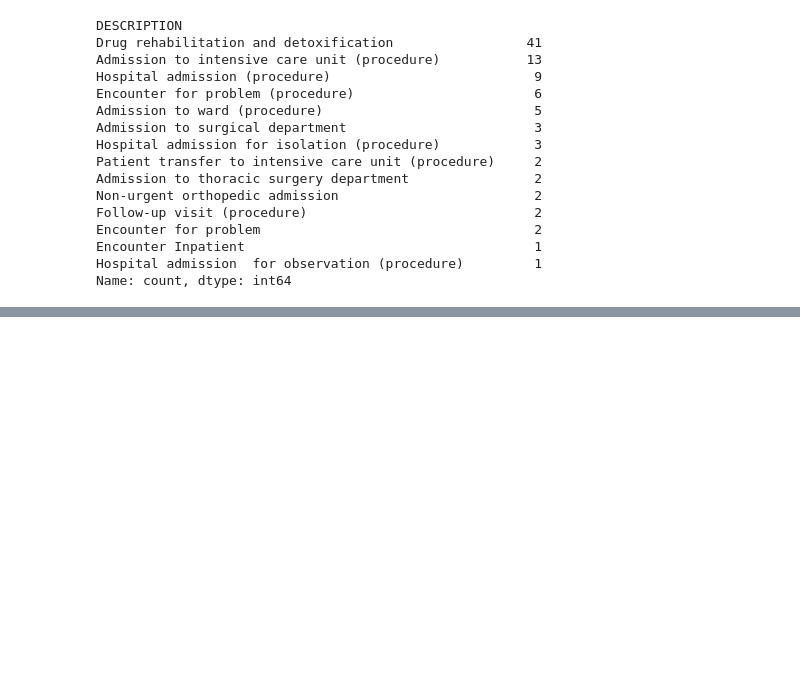
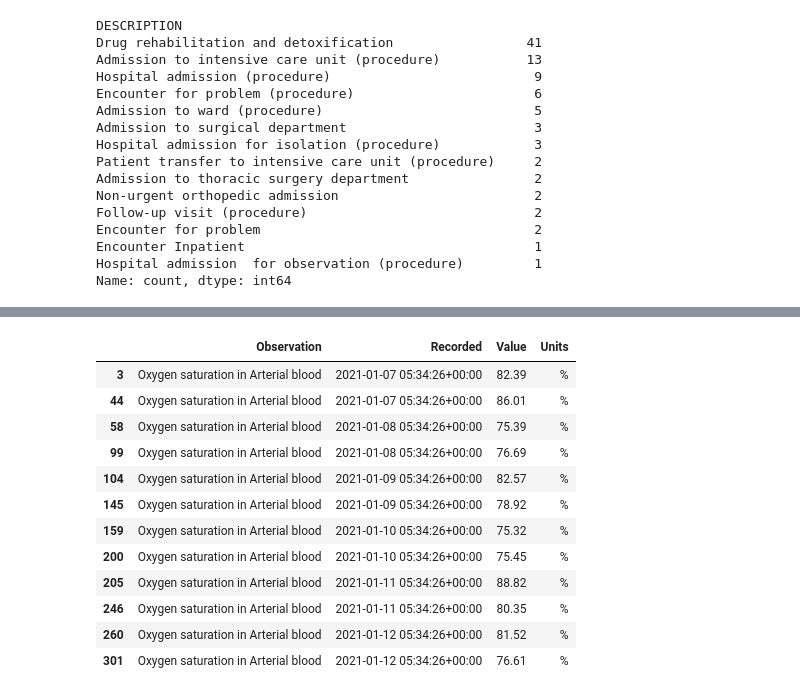
Before and after one commit to zmek/privfp-poc-zk, a Jupyter notebook: notebooks/ZK_01_explore_dataset.ipynb, the cells around one changed output, grey strips where cells are left out. Saved outputs shown, nothing was run; the diff lists cells and outputs as text; code cells hidden in the pictures; blank space fills up the shorter version.

```diff
--- a/notebooks/ZK_01_explore_dataset.ipynb
+++ b/notebooks/ZK_01_explore_dataset.ipynb
@@ -609,0 +624,16 @@ With the raw NER results generated, experiments will move to individual notebook
+# %%
+df[df.Observation == 'Oxygen saturation in Arterial blood']
+# %% [output]
+|  | Observation | Recorded | Value | Units |
+| 3 | Oxygen saturation in Arterial blood | 2021-01-07 05:34:26+00:00 | 82.39 | % |
+| 44 | Oxygen saturation in Arterial blood | 2021-01-07 05:34:26+00:00 | 86.01 | % |
+| 58 | Oxygen saturation in Arterial blood | 2021-01-08 05:34:26+00:00 | 75.39 | % |
+| 99 | Oxygen saturation in Arterial blood | 2021-01-08 05:34:26+00:00 | 76.69 | % |
+| 104 | Oxygen saturation in Arterial blood | 2021-01-09 05:34:26+00:00 | 82.57 | % |
+| 145 | Oxygen saturation in Arterial blood | 2021-01-09 05:34:26+00:00 | 78.92 | % |
+| 159 | Oxygen saturation in Arterial blood | 2021-01-10 05:34:26+00:00 | 75.32 | % |
+| 200 | Oxygen saturation in Arterial blood | 2021-01-10 05:34:26+00:00 | 75.45 | % |
+| 205 | Oxygen saturation in Arterial blood | 2021-01-11 05:34:26+00:00 | 88.82 | % |
+| 246 | Oxygen saturation in Arterial blood | 2021-01-11 05:34:26+00:00 | 80.35 | % |
+| 260 | Oxygen saturation in Arterial blood | 2021-01-12 05:34:26+00:00 | 81.52 | % |
+| 301 | Oxygen saturation in Arterial blood | 2021-01-12 05:34:26+00:00 | 76.61 | % |
```
Also changed, not shown: parts of 58 cells of this notebook, 1 other file.
